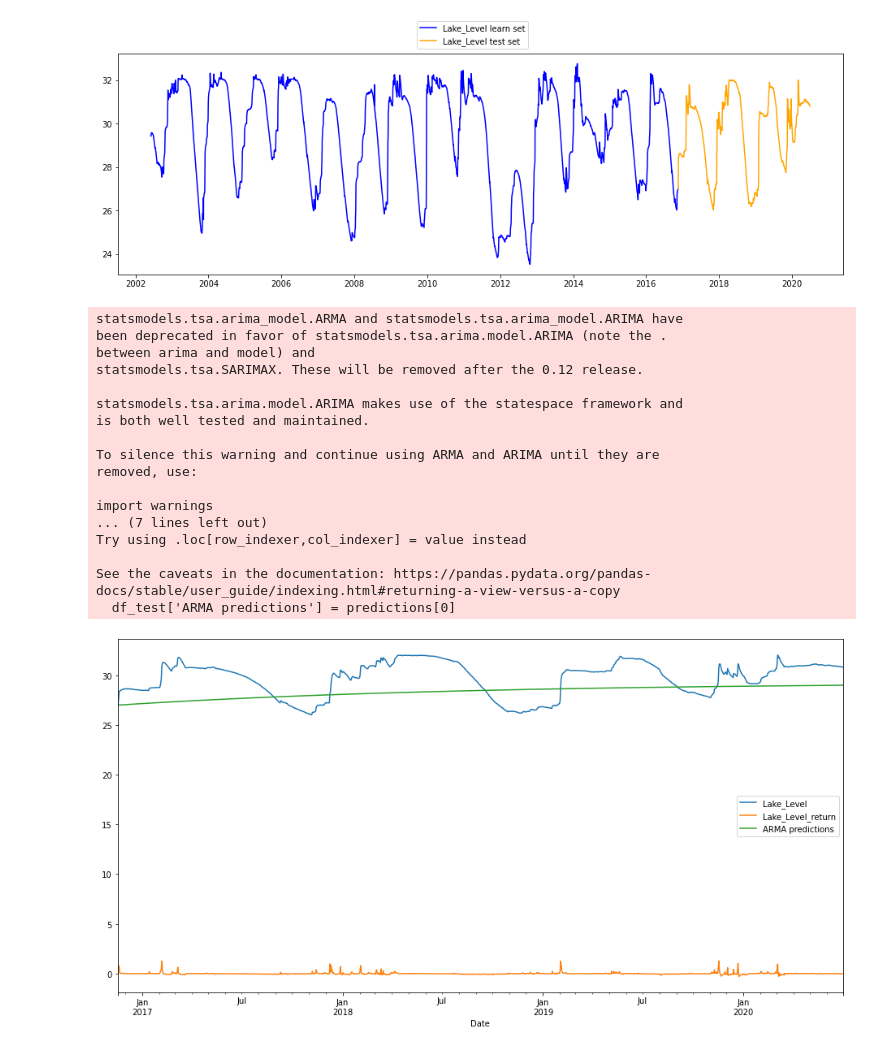
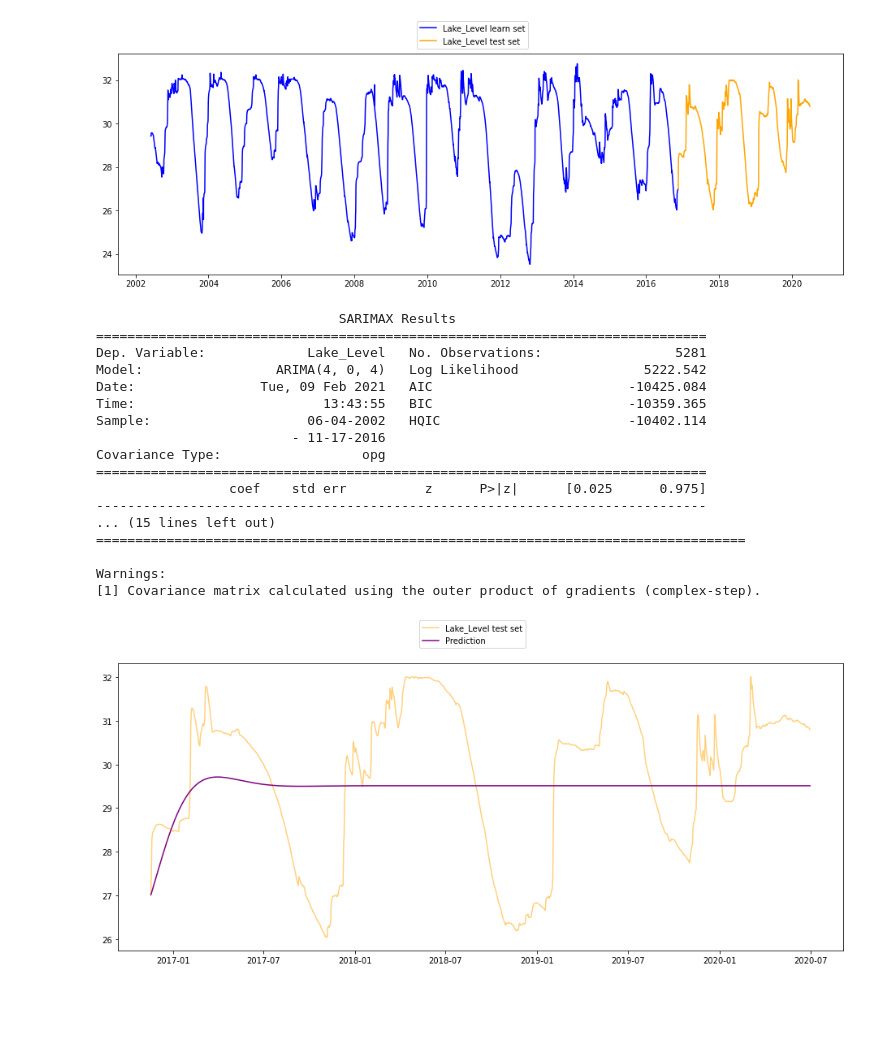
Before and after one commit to KlemenKozelj/master_thesis, a Jupyter notebook: 02_Lake_Bilancino_Time_Series.ipynb, the cells around one changed output. Drawn from its saved outputs; the diff is of its cells as text; code cells hidden in the pictures; blank space fills up the shorter version.

Commit message:
get arima result

```diff
--- a/02_Lake_Bilancino_Time_Series.ipynb
+++ b/02_Lake_Bilancino_Time_Series.ipynb
@@ -17,12 +14,15 @@ warnings.filterwarnings('ignore', 'statsmodels.tsa.ar_model.AR', FutureWarning)
 # %%
-df_raw = pd.read_csv('./data/00_original/Lake_Bilancino.csv', sep=',', header=0, index_col=0)
+df_raw = pd.read_csv('./data/00_original/Lake_Bilancino.csv', sep=',', header=0)
 
-df = df_raw[['Lake_Level']].copy()
-df.index = pd.to_datetime(df.index, format = '%d/%m/%Y')
+df = df_raw[['Date', 'Lake_Level']].copy()
+df['Date'] = pd.to_datetime(df['Date'], format = '%d/%m/%Y')
+
+df.set_index(['Date'], inplace=True)
 df = df.asfreq('D')
+print(df.index)
+
 
 # df = df.resample('W').mean()
 # df = df.asfreq('W')
-
 df.head(5)
 # %% [output]
@@ -199,43 +210,41 @@ Date
 2016-11-22       28.45               0.06
 [figure]
 # %%
-from statsmodels.tsa.arima_model import ARIMA
+from statsmodels.tsa.arima.model import ARIMA
 
-# # ARIMA has P Q D parameters:
-# # P = number of autoregressive terms
-# # Q = number of nonseasonal differences (differencing order)
-# # D = number of moving-average terms (MA order)
+# ARIMA has P Q D parameters:
+# P = number of autoregressive terms
+# Q = number of nonseasonal differences (differencing order)
+# D = number of moving-average terms (MA order)
 
-# # df_learn['Lake_Level'].plot()
+model = ARIMA(df_learn['Lake_Level'], order=(4,0,4))
+model_fit = model.fit()
+print(model_fit.summary())
 
-model = ARIMA(df_learn['Lake_Level'], order=(1,0,1))
-model_fit = model.fit(disp=-1)
-# print(model_fit.summary())
+predictions = model_fit.predict(start=df_test.index[0], end=df_test.index[-1])
 
-predictions = model_fit.forecast(df_test.shape[0])
+fig, ax = plt.subplots(1, 1, figsize=(16, 6.5))
 
-
-# for h in df_test.iterrows():
-#     print(h)
-
-df_test['ARMA predictions'] = predictions[0]
-df_test.plot(figsize=(16, 8));
+# ax.plot(df_learn['Lake_Level'], color='blue', label='Lake_Level learn set')
+ax.plot(df_test['Lake_Level'], color='orange', label='Lake_Level test set', alpha=0.5)
+ax.plot(predictions, color='purple', label='Prediction')
+fig.legend(loc='upper center');
 # %% [output]
-statsmodels.tsa.arima_model.ARMA and statsmodels.tsa.arima_model.ARIMA have
-been deprecated in favor of statsmodels.tsa.arima.model.ARIMA (note the .
-between arima and model) and
-statsmodels.tsa.SARIMAX. These will be removed after the 0.12 release.
+                               SARIMAX Results
+==============================================================================
+Dep. Variable:             Lake_Level   No. Observations:                 5281
+Model:                 ARIMA(4, 0, 4)   Log Likelihood                5222.542
+Date:                Tue, 09 Feb 2021   AIC                         -10425.084
+Time:                        13:43:55   BIC                         -10359.365
+Sample:                    06-04-2002   HQIC                        -10402.114
+                         - 11-17-2016
+Covariance Type:                  opg
+==============================================================================
+                 coef    std err          z      P>|z|      [0.025      0.975]
+------------------------------------------------------------------------------
+... (15 lines left out)
+===================================================================================
 
-statsmodels.tsa.arima.model.ARIMA makes use of the statespace framework and
-is both well tested and maintained.
-
-To silence this warning and continue using ARMA and ARIMA until they are
-removed, use:
-
-import warnings
-... (7 lines left out)
-Try using .loc[row_indexer,col_indexer] = value instead
-
-See the caveats in the documentation: https://pandas.pydata.org/pandas-docs/stable/user_guide/indexing.html#returning-a-view-versus-a-copy
-  df_test['ARMA predictions'] = predictions[0]
+Warnings:
+[1] Covariance matrix calculated using the outer product of gradients (complex-step).
-[figure, old version]
+[figure, new version]
```
Also changed, not shown: parts of 3 cells of this notebook.
